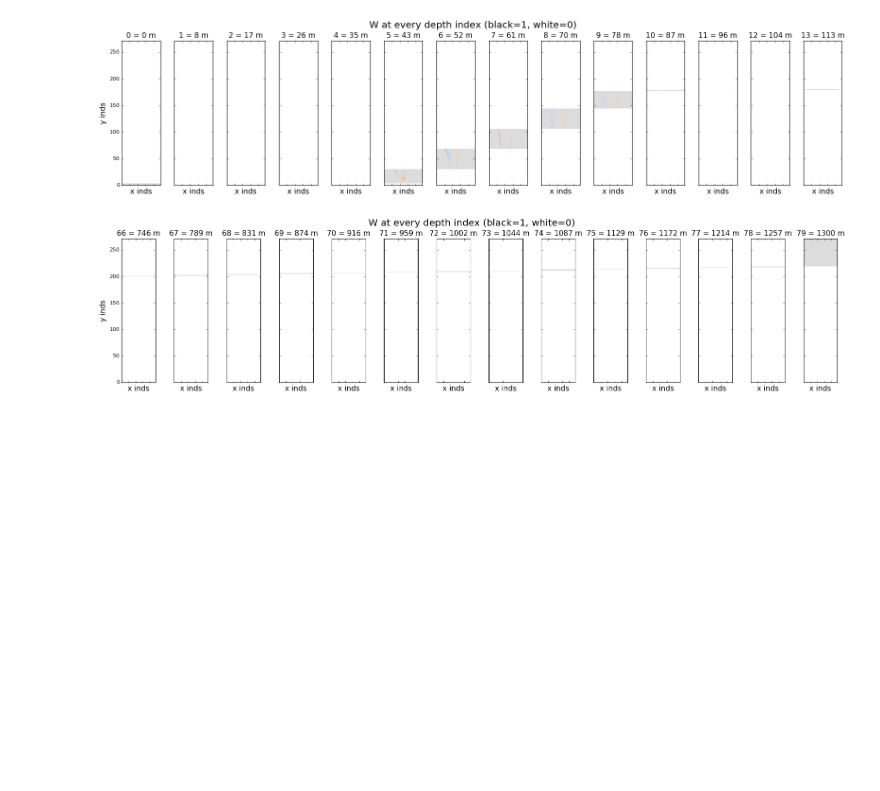
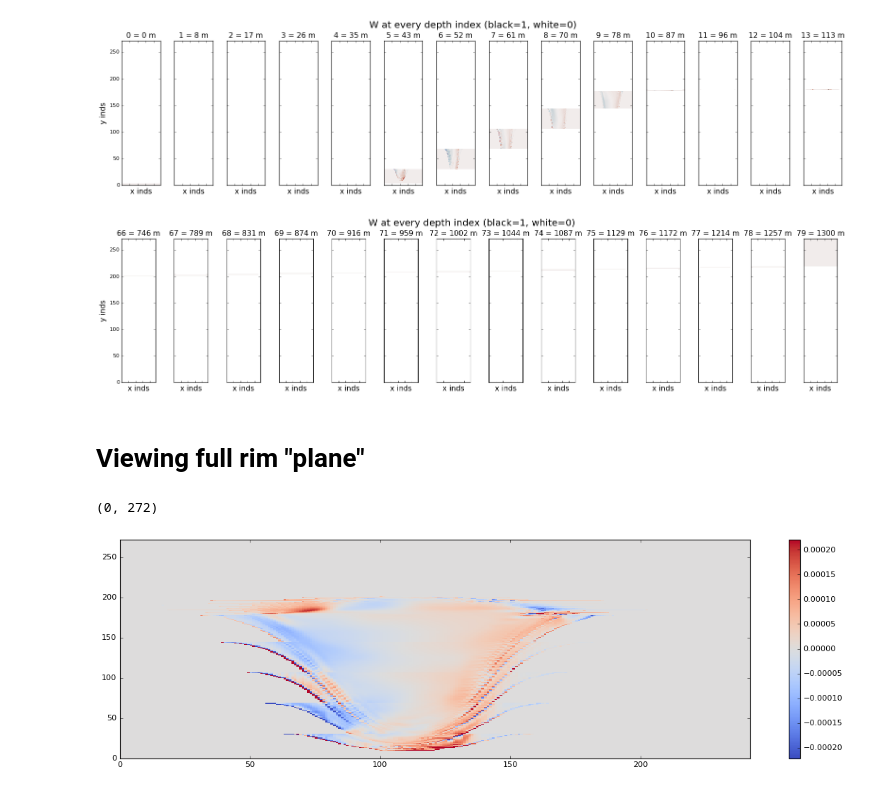
Before and after one commit to UBC-MOAD/analysis_mackenzie_canyon, a Jupyter notebook: notebooks/transport_fluxes/W_rimvels.ipynb, the cells around one changed output. Saved outputs shown, nothing was run; the diff lists cells and outputs as text; code cells hidden in the pictures; blank space fills up the shorter version.

Commit message:
full rim plane velocities

```diff
--- a/notebooks/transport_fluxes/W_rimvels.ipynb
+++ b/notebooks/transport_fluxes/W_rimvels.ipynb
@@ -79,3 +80,22 @@ time_ind = 120
 fig = plot_surface_mask(vovecrtz, N, deps, time_ind)
 # %% [output]
 [figure]
+# %% [markdown]
+# Viewing full rim "plane"
+# %%
+fig, ax = plt.subplots(1, 1, figsize=(18, 5))
+
+vmin = vovecrtz[time_ind, :, :, :].min()
+vmax = vovecrtz[time_ind, :, :, :].max()
+vm0 = max([abs(vmin), abs(vmax)])
+vm = vm0 * 0.3
+
+for dep in range(vovecrtz.shape[-3]):
+    p = ax.pcolormesh(vovecrtz[time_ind, dep, :, :], cmap=cm.coolwarm, vmin=-1*vm, vmax=vm)
+
+fig.colorbar(p, ax=ax)
+ax.set_xlim([0, vovecrtz.shape[-1]])
+ax.set_ylim([0, vovecrtz.shape[-2]])
+# %% [output]
+(0, 272)
+[figure, added]
```
Also changed, not shown: parts of 3 cells of this notebook.
